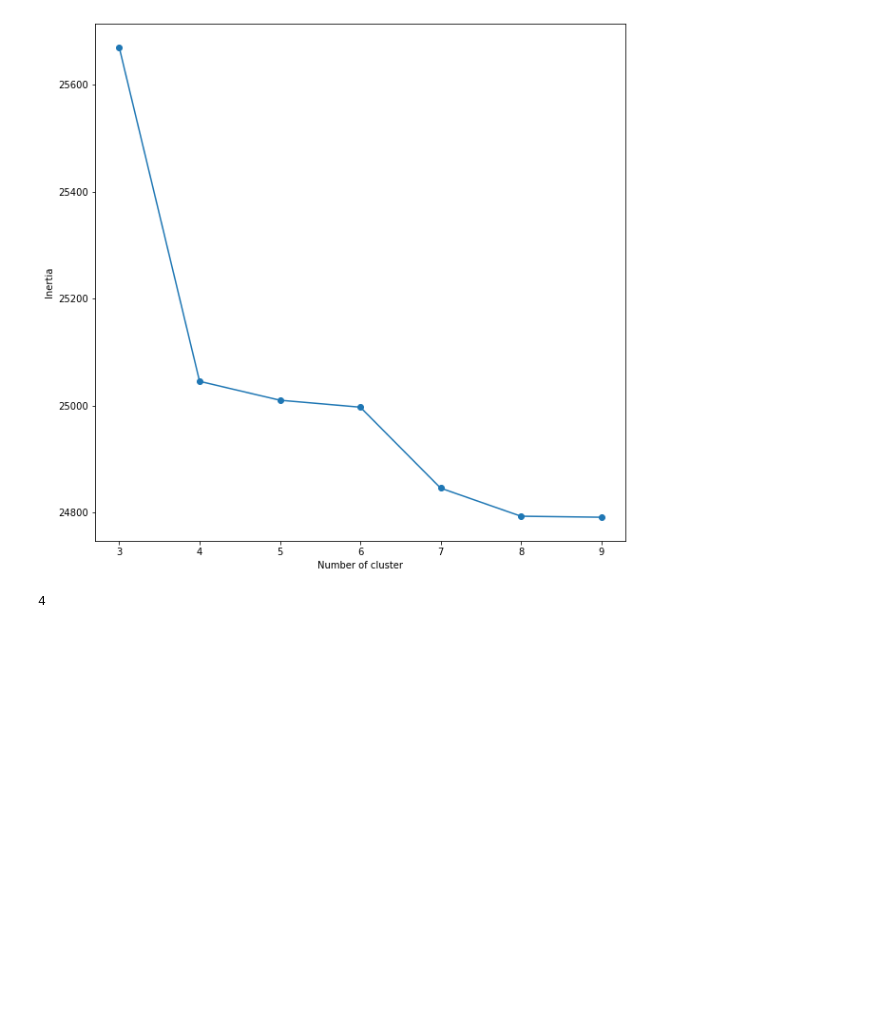
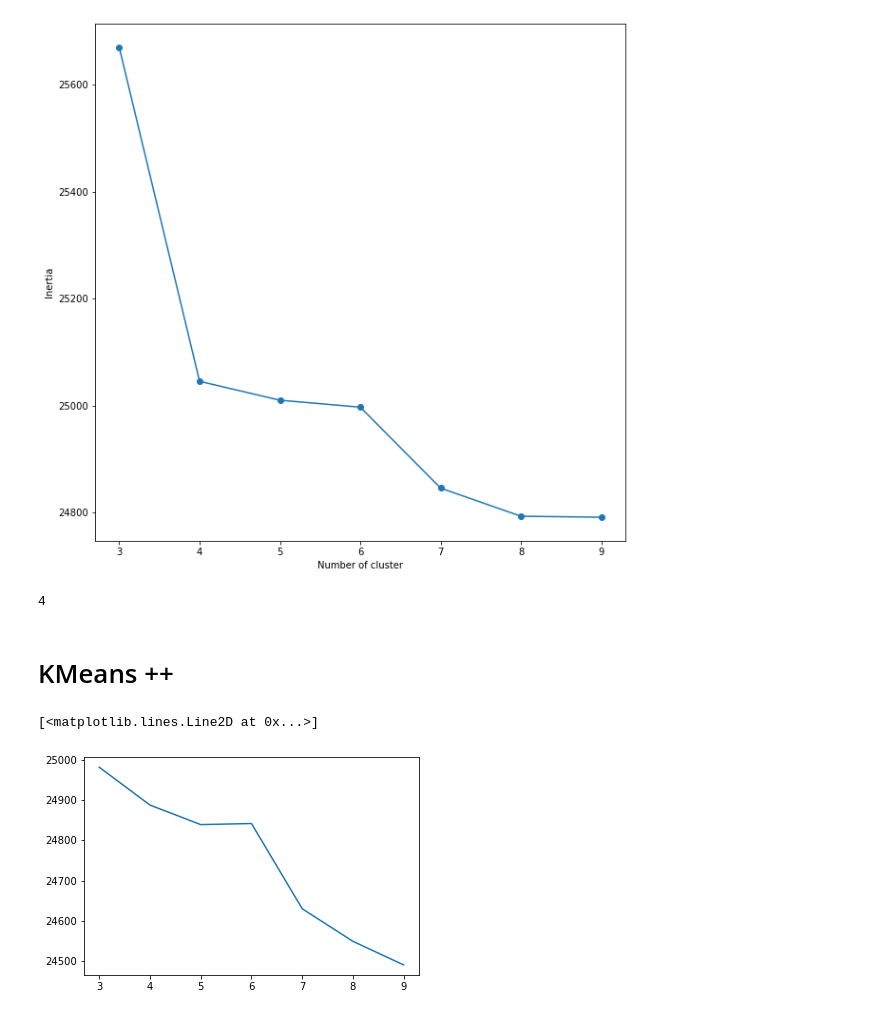
Before and after one commit to domenicocinque/ADM-HW4, a Jupyter notebook: HW4_Q2.ipynb, the cells around one changed output. Drawn from its saved outputs; the diff is of its cells as text; code cells hidden in the pictures; blank space fills up the shorter version.

Commit message:
plot

```diff
--- a/HW4_Q2.ipynb
+++ b/HW4_Q2.ipynb
@@ -278,3 +278,5 @@ kn = KneeLocator(range(3,10), elbow[2:], curve='convex', direction='decreasing')
 print(kn.knee)
 # %% [output]
 4
+# %% [markdown]
+# KMeans ++
@@ -280,0 +285,11 @@ print(kn.knee)
+# %%
+elbow = {}
+for k in tqdm(range(3,10)):
+    elbow_model = KMeans (n_clusters = k, init = 'k-means++')
+    elbow_model.fit_predict(svd_matrix)
+    elbow[k] = elbow_model.inertia_
+# %%
+plt.plot(list(elbow.keys()), list(elbow.values()))
+# %% [output]
+[<matplotlib.lines.Line2D at 0x...>]
+[figure, added]
```
Also changed, not shown: parts of 1 cell of this notebook.
